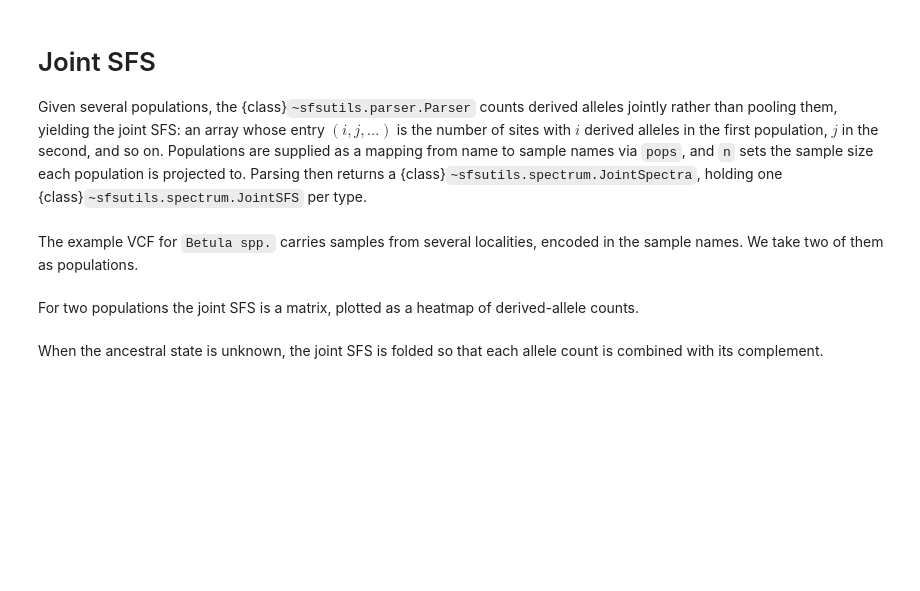
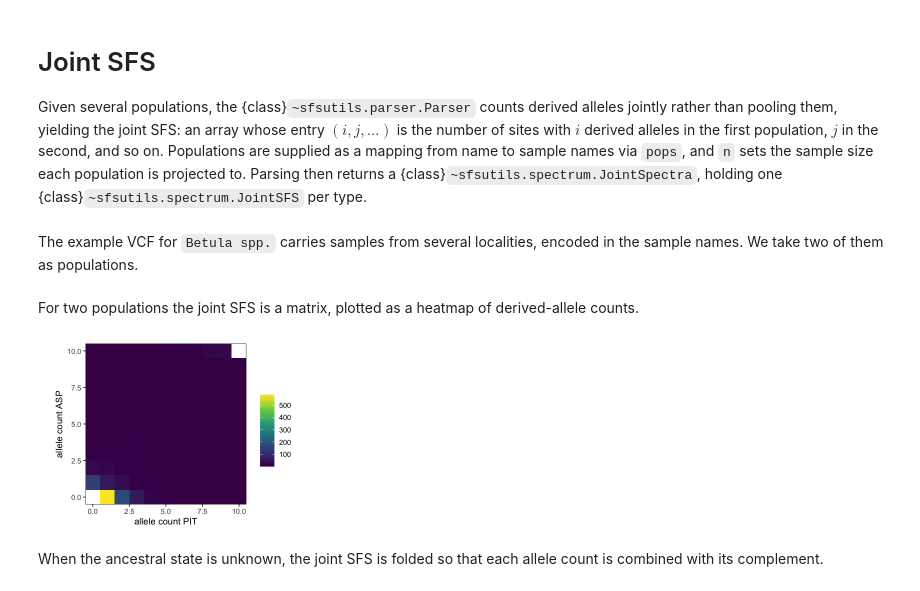
Before and after one commit to Sendrowski/SFSUtils, a Jupyter notebook: docs/reference/R/joint.ipynb, the cells around one changed output. Cells and saved outputs as stored; diff of their text form; code cells hidden in the pictures; blank space fills up the shorter version.

```diff
--- a/docs/reference/R/joint.ipynb
+++ b/docs/reference/R/joint.ipynb
@@ -6,3 +4,6 @@ setwd("~/PycharmProjects/SFSUtils/")
+# %%
+setwd("~/PycharmProjects/SFSUtils/")
+reticulate::use_condaenv("/Users/janek/miniforge3/envs/sfsutils-dev", required = TRUE)
 # %%
 library(sfsutils)
 
@@ -24,7 +25,9 @@ sfs <- su$Parser(source = vcf, pops = pops, n = 10)$parse()
 # %% [markdown]
 For two populations the joint SFS is a matrix, plotted as a heatmap of derived-allele counts.
 # %%
-sfs["all"]$plot()
+p <- sfs["all"]$plot()
+# %% [output]
+[figure, added]
 # %% [markdown]
 When the ancestral state is unknown, the joint SFS is folded so that each allele count is combined with its complement.
 # %%
```
Also changed, not shown: parts of 3 cells of this notebook, 7 other files.
